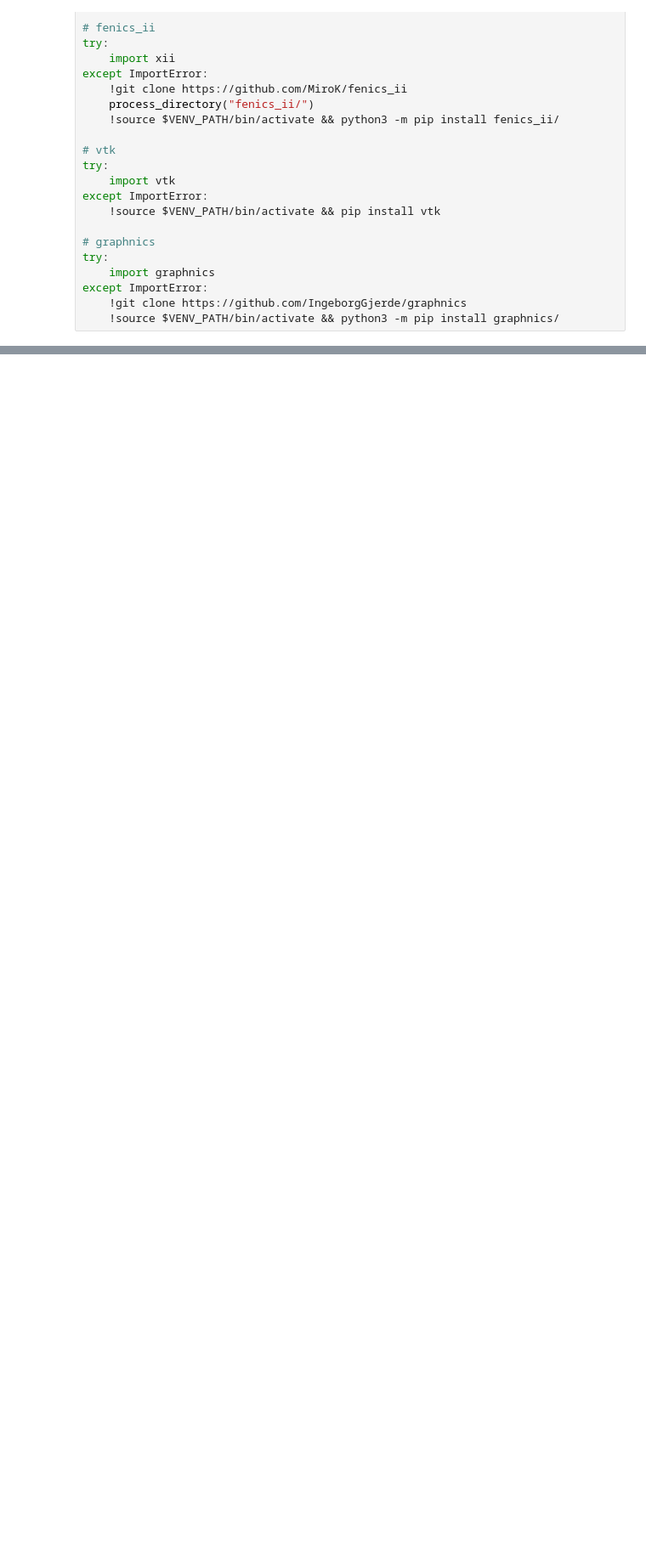
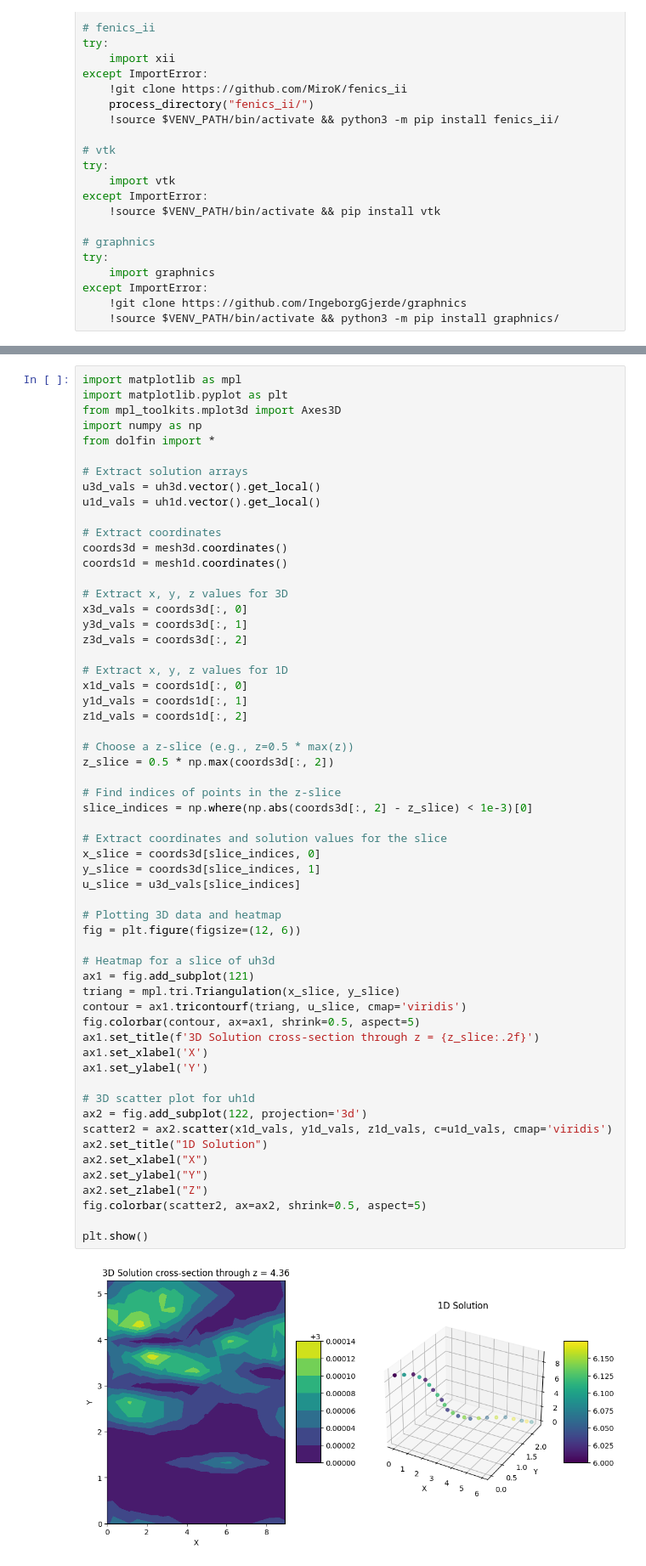
Before and after one commit to isosafrasaurus/3D-1D, a Jupyter notebook: 3D1D.ipynb, the cells around one changed output, grey strips where cells are left out. Shown: that part at 85% size. Cells and saved outputs as stored; diff of their text form; blank space fills up the shorter version.

Commit message:
visualizer

```diff
--- a/3D1D.ipynb
+++ b/3D1D.ipynb
@@ -229,3 +230,63 @@ File(WD_PATH + 'plots/pv1_mod/pressure3d.pvd') << uh3d
+# %%
+import matplotlib as mpl
+import matplotlib.pyplot as plt
+from mpl_toolkits.mplot3d import Axes3D
+import numpy as np
+from dolfin import *
+
+# Extract solution arrays
+u3d_vals = uh3d.vector().get_local()
+u1d_vals = uh1d.vector().get_local()
+
+# Extract coordinates
+coords3d = mesh3d.coordinates()
+coords1d = mesh1d.coordinates()
+
+# Extract x, y, z values for 3D
+x3d_vals = coords3d[:, 0]
+y3d_vals = coords3d[:, 1]
+z3d_vals = coords3d[:, 2]
+
+# Extract x, y, z values for 1D
+x1d_vals = coords1d[:, 0]
+y1d_vals = coords1d[:, 1]
+z1d_vals = coords1d[:, 2]
+
+# Choose a z-slice (e.g., z=0.5 * max(z))
+z_slice = 0.5 * np.max(coords3d[:, 2])
+
+# Find indices of points in the z-slice
+slice_indices = np.where(np.abs(coords3d[:, 2] - z_slice) < 1e-3)[0]
+
+# Extract coordinates and solution values for the slice
+x_slice = coords3d[slice_indices, 0]
+y_slice = coords3d[slice_indices, 1]
+u_slice = u3d_vals[slice_indices]
+
+# Plotting 3D data and heatmap
+fig = plt.figure(figsize=(12, 6))
+
+# Heatmap for a slice of uh3d
+ax1 = fig.add_subplot(121)
+triang = mpl.tri.Triangulation(x_slice, y_slice)
+contour = ax1.tricontourf(triang, u_slice, cmap='viridis')
+fig.colorbar(contour, ax=ax1, shrink=0.5, aspect=5)
+ax1.set_title(f'3D Solution cross-section through z = {z_slice:.2f}')
+ax1.set_xlabel('X')
+ax1.set_ylabel('Y')
+
+# 3D scatter plot for uh1d
+ax2 = fig.add_subplot(122, projection='3d')
+scatter2 = ax2.scatter(x1d_vals, y1d_vals, z1d_vals, c=u1d_vals, cmap='viridis')
+ax2.set_title("1D Solution")
+ax2.set_xlabel("X")
+ax2.set_ylabel("Y")
+ax2.set_zlabel("Z")
+fig.colorbar(scatter2, ax=ax2, shrink=0.5, aspect=5)
+
+plt.show()
+# %% [output]
+[figure, added]
 # %%
 # @title pv_1 modified old
 import json
```
Also changed, not shown: parts of 2 cells of this notebook.
